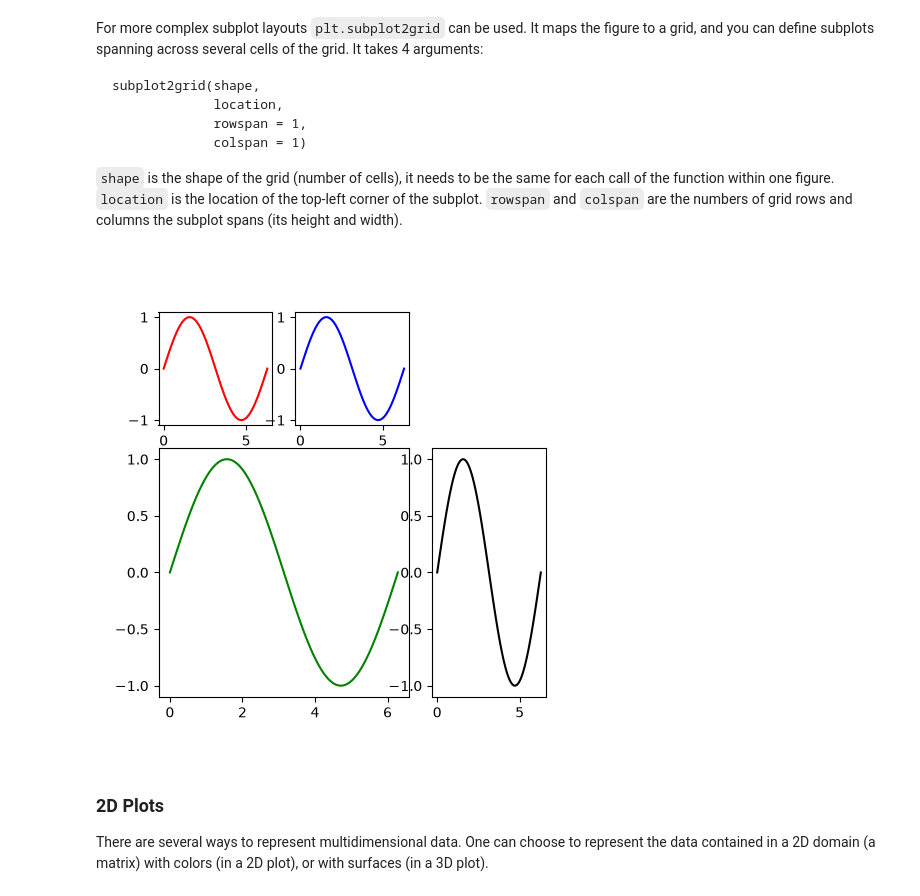
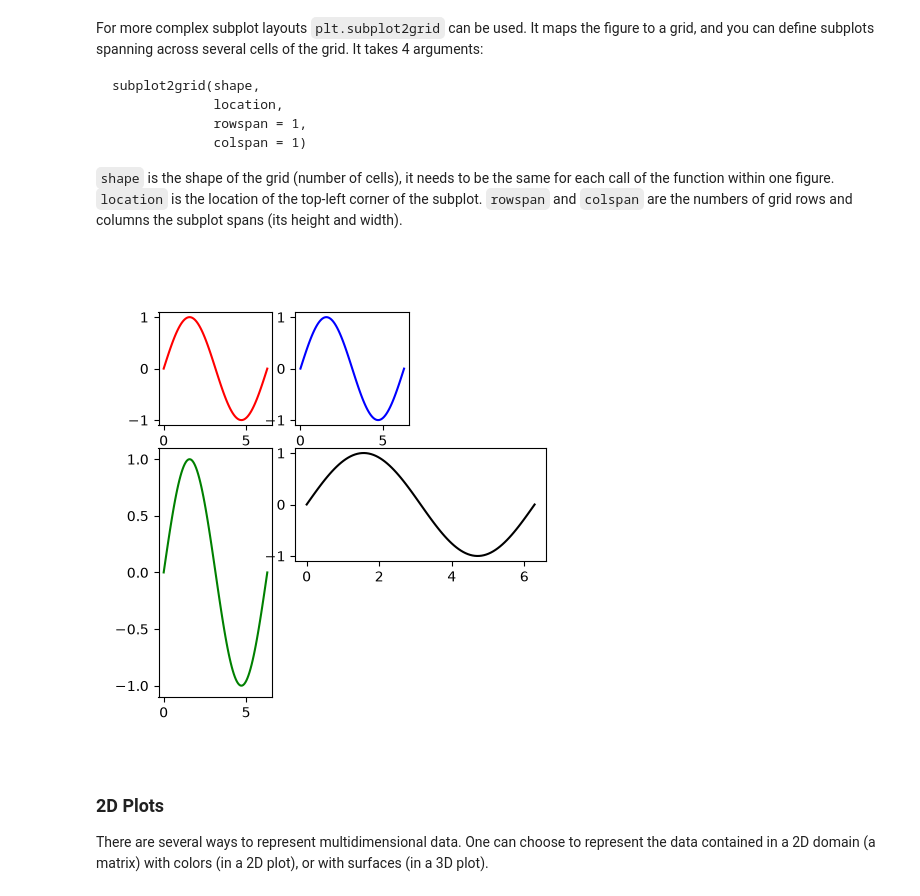
Before and after one commit to ada-dk1526/mpm-2026-lectures, a Jupyter notebook: Lecture02/lecture.ipynb, the cells around one changed output. Drawn from its saved outputs; the diff is of its cells as text; code cells hidden in the pictures.

```diff
--- a/Lecture02/lecture.ipynb
+++ b/Lecture02/lecture.ipynb
@@ -1617,21 +1690,21 @@ subplot2grid(shape,
 # %%
 fig = plt.figure()
 fig.set_figheight(5)
 fig.set_figwidth(5)
 
 ax1 = plt.subplot2grid((3, 3), (0, 0))
 ax2 = plt.subplot2grid((3, 3), (0, 1), colspan=1)
-ax3 = plt.subplot2grid((3, 3), (1, 0), colspan=2, rowspan=2)
-ax4 = plt.subplot2grid((3, 3), (1, 2), rowspan=2)
+ax3 = plt.subplot2grid((3, 3), (1, 0), colspan=1, rowspan=2)
+ax4 = plt.subplot2grid((3, 3), (1, 1), colspan = 2, rowspan=1)
 # what happens if you uncomment the following line?
 #ax5 = plt.subplot2grid((3, 3), (1, 1), colspan=1, rowspan=1)
 ax1.plot(x, y, 'r')
 ax2.plot(x, y, 'b')
 ax3.plot(x, y, 'g')
 ax4.plot(x, y, 'k')
 plt.show()
 # %% [output]
-[figure, old version]
+[figure, new version]
 # %% [markdown]
 ### 2D Plots
 
```
Also changed, not shown: parts of 45 cells of this notebook, 7 other files.
